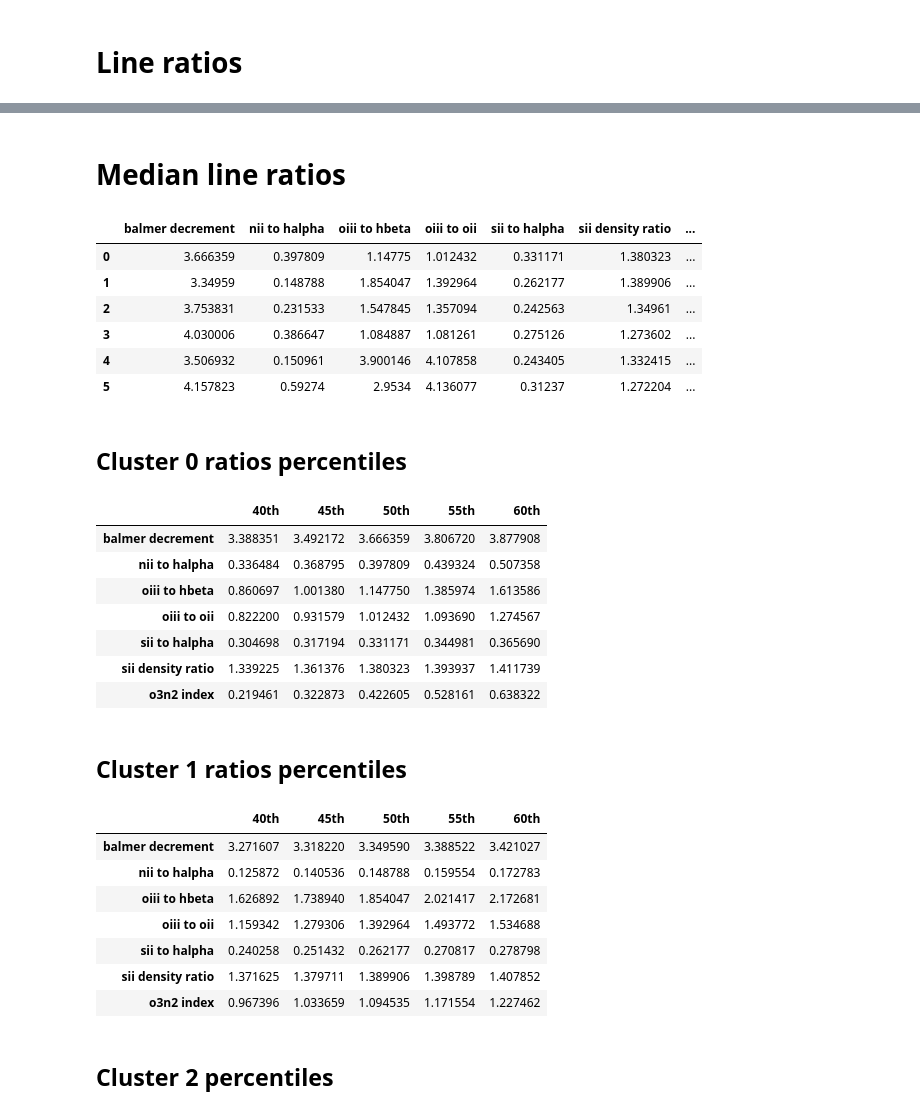
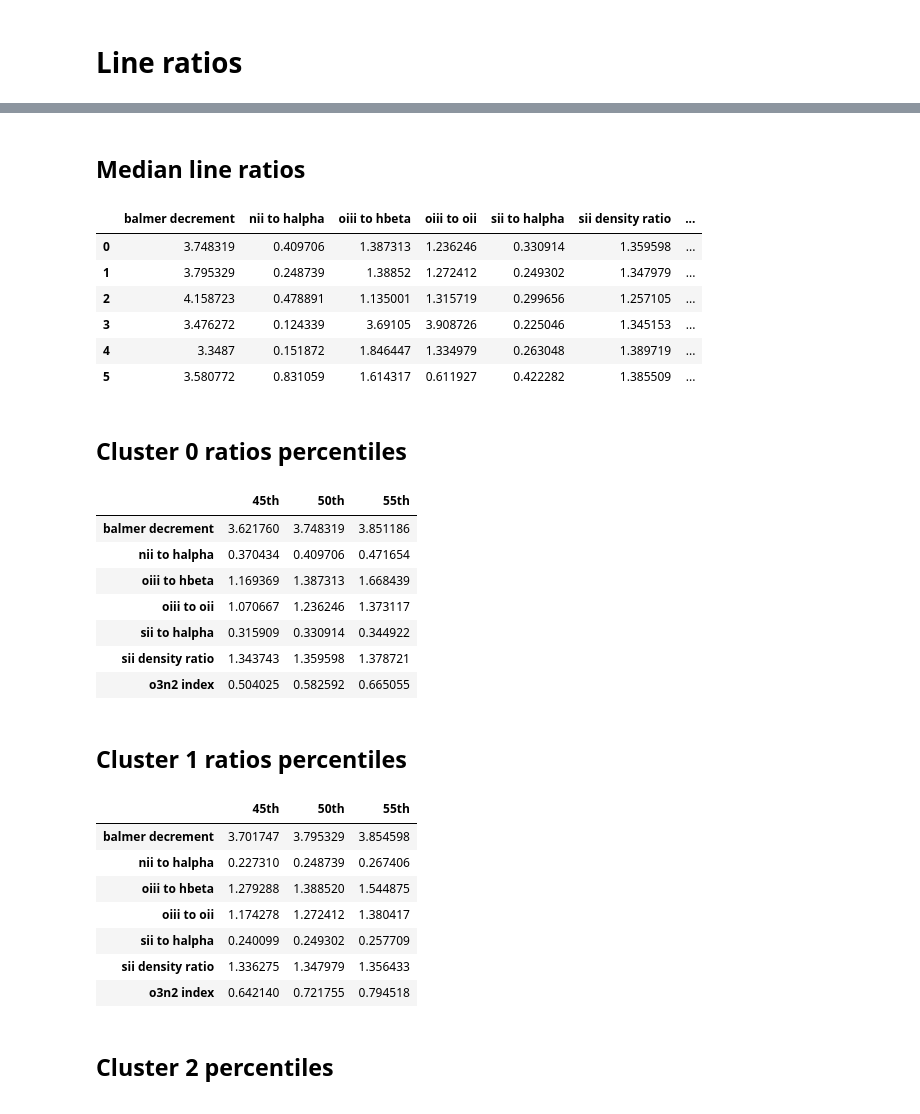
Before and after one commit to ed-ortizm/xai-astronomy, a Jupyter notebook: thesis/04_clustering_xai/03_se_cluster_analysis.ipynb, the cells around one changed output, grey strips where cells are left out. Cells and saved outputs as stored; diff of their text form; code cells hidden in the pictures.

```diff
--- a/thesis/04_clustering_xai/03_se_cluster_analysis.ipynb
+++ b/thesis/04_clustering_xai/03_se_cluster_analysis.ipynb
@@ -402,4 +385,4 @@ weights_dict["centroids"] = centroids
 # %%
 cluster_meta_df = pd.read_csv(
     f"{kmeans_model_dir}/metadata.csv.gz", index_col="specobjid"
-).loc[sorted_specobjids_arr]
+).loc[specobjids_arr]
@@ -437,5 +393,5 @@ decile_df.round(4)
 # %% [markdown]
-# Median line ratios
+## Median line ratios
 # %%
 median_cluster_ratios_df = pd.DataFrame(
     index=range(0, n_clusters),
@@ -475,40 +431,40 @@ median_cluster_ratios_df.to_clipboard(excel=True, index=True)
 median_cluster_ratios_df
 # %% [output]
 |  | balmer decrement | nii to halpha | oiii to hbeta | oiii to oii | sii to halpha | sii density ratio | ... |
-| 0 | 3.666359 | 0.397809 | 1.14775 | 1.012432 | 0.331171 | 1.380323 | ... |
-| 1 | 3.34959 | 0.148788 | 1.854047 | 1.392964 | 0.262177 | 1.389906 | ... |
-| 2 | 3.753831 | 0.231533 | 1.547845 | 1.357094 | 0.242563 | 1.34961 | ... |
-| 3 | 4.030006 | 0.386647 | 1.084887 | 1.081261 | 0.275126 | 1.273602 | ... |
-| 4 | 3.506932 | 0.150961 | 3.900146 | 4.107858 | 0.243405 | 1.332415 | ... |
-| 5 | 4.157823 | 0.59274 | 2.9534 | 4.136077 | 0.31237 | 1.272204 | ... |
+| 0 | 3.748319 | 0.409706 | 1.387313 | 1.236246 | 0.330914 | 1.359598 | ... |
+| 1 | 3.795329 | 0.248739 | 1.38852 | 1.272412 | 0.249302 | 1.347979 | ... |
+| 2 | 4.158723 | 0.478891 | 1.135001 | 1.315719 | 0.299656 | 1.257105 | ... |
+| 3 | 3.476272 | 0.124339 | 3.69105 | 3.908726 | 0.225046 | 1.345153 | ... |
+| 4 | 3.3487 | 0.151872 | 1.846447 | 1.334979 | 0.263048 | 1.389719 | ... |
+| 5 | 3.580772 | 0.831059 | 1.614317 | 0.611927 | 0.422282 | 1.385509 | ... |
 # %% [markdown]
 ## Cluster 0 ratios percentiles
 # %%
 cluster_mask = cluster_meta_df["cluster"] == 0
-percentiles = np.arange(0.40, 0.65, 0.05)
+percentiles = np.arange(0.45, 0.60, 0.05)
 ratios_percentiles_df = cluster_meta_df.loc[
     cluster_mask, SDSS_NEBULAR_LINES_RATIOS_NAMES
 ].quantile(q=percentiles).T
 # map index name by replacing the '_' with ' ' for better readability
 ratios_percentiles_df.index = [
     idx.replace("_", " ") for idx in ratios_percentiles_df.index
 ]
 ratios_percentiles_df.columns = [f"{int(q * 100)}th" for q in percentiles]
 ratios_percentiles_df
 # %% [output]
-|  | 40th | 45th | 50th | 55th | 60th |
-| balmer decrement | 3.388351 | 3.492172 | 3.666359 | 3.806720 | 3.877908 |
-| nii to halpha | 0.336484 | 0.368795 | 0.397809 | 0.439324 | 0.507358 |
-| oiii to hbeta | 0.860697 | 1.001380 | 1.147750 | 1.385974 | 1.613586 |
-| oiii to oii | 0.822200 | 0.931579 | 1.012432 | 1.093690 | 1.274567 |
-| sii to halpha | 0.304698 | 0.317194 | 0.331171 | 0.344981 | 0.365690 |
-| sii density ratio | 1.339225 | 1.361376 | 1.380323 | 1.393937 | 1.411739 |
-| o3n2 index | 0.219461 | 0.322873 | 0.422605 | 0.528161 | 0.638322 |
+|  | 45th | 50th | 55th |
+| balmer decrement | 3.621760 | 3.748319 | 3.851186 |
+| nii to halpha | 0.370434 | 0.409706 | 0.471654 |
+| oiii to hbeta | 1.169369 | 1.387313 | 1.668439 |
+| oiii to oii | 1.070667 | 1.236246 | 1.373117 |
+| sii to halpha | 0.315909 | 0.330914 | 0.344922 |
+| sii density ratio | 1.343743 | 1.359598 | 1.378721 |
+| o3n2 index | 0.504025 | 0.582592 | 0.665055 |
 # %% [markdown]
 ## Cluster 1 ratios percentiles
 # %%
 cluster_mask = cluster_meta_df["cluster"] == 1
-percentiles = np.arange(0.40, 0.65, 0.05)
+percentiles = np.arange(0.45, 0.60, 0.05)
 ratios_percentiles_df = cluster_meta_df.loc[
     cluster_mask, SDSS_NEBULAR_LINES_RATIOS_NAMES
 ].quantile(q=percentiles).T
@@ -519,14 +475,14 @@ ratios_percentiles_df.index = [
 ratios_percentiles_df.columns = [f"{int(q * 100)}th" for q in percentiles]
 ratios_percentiles_df
 # %% [output]
-|  | 40th | 45th | 50th | 55th | 60th |
-| balmer decrement | 3.271607 | 3.318220 | 3.349590 | 3.388522 | 3.421027 |
-| nii to halpha | 0.125872 | 0.140536 | 0.148788 | 0.159554 | 0.172783 |
-| oiii to hbeta | 1.626892 | 1.738940 | 1.854047 | 2.021417 | 2.172681 |
-| oiii to oii | 1.159342 | 1.279306 | 1.392964 | 1.493772 | 1.534688 |
-| sii to halpha | 0.240258 | 0.251432 | 0.262177 | 0.270817 | 0.278798 |
-| sii density ratio | 1.371625 | 1.379711 | 1.389906 | 1.398789 | 1.407852 |
-| o3n2 index | 0.967396 | 1.033659 | 1.094535 | 1.171554 | 1.227462 |
+|  | 45th | 50th | 55th |
+| balmer decrement | 3.701747 | 3.795329 | 3.854598 |
+| nii to halpha | 0.227310 | 0.248739 | 0.267406 |
+| oiii to hbeta | 1.279288 | 1.388520 | 1.544875 |
+| oiii to oii | 1.174278 | 1.272412 | 1.380417 |
+| sii to halpha | 0.240099 | 0.249302 | 0.257709 |
+| sii density ratio | 1.336275 | 1.347979 | 1.356433 |
+| o3n2 index | 0.642140 | 0.721755 | 0.794518 |
 # %% [markdown]
 ## Cluster 2 percentiles
 # %%
```
Also changed, not shown: parts of 26 cells of this notebook, 1 other file.
